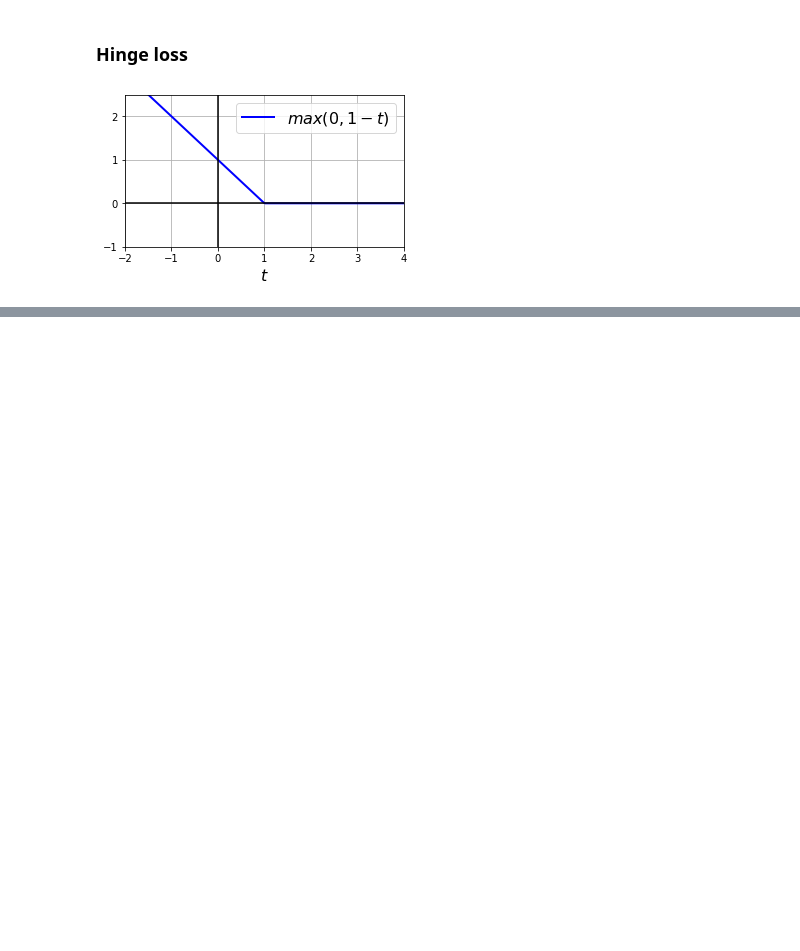
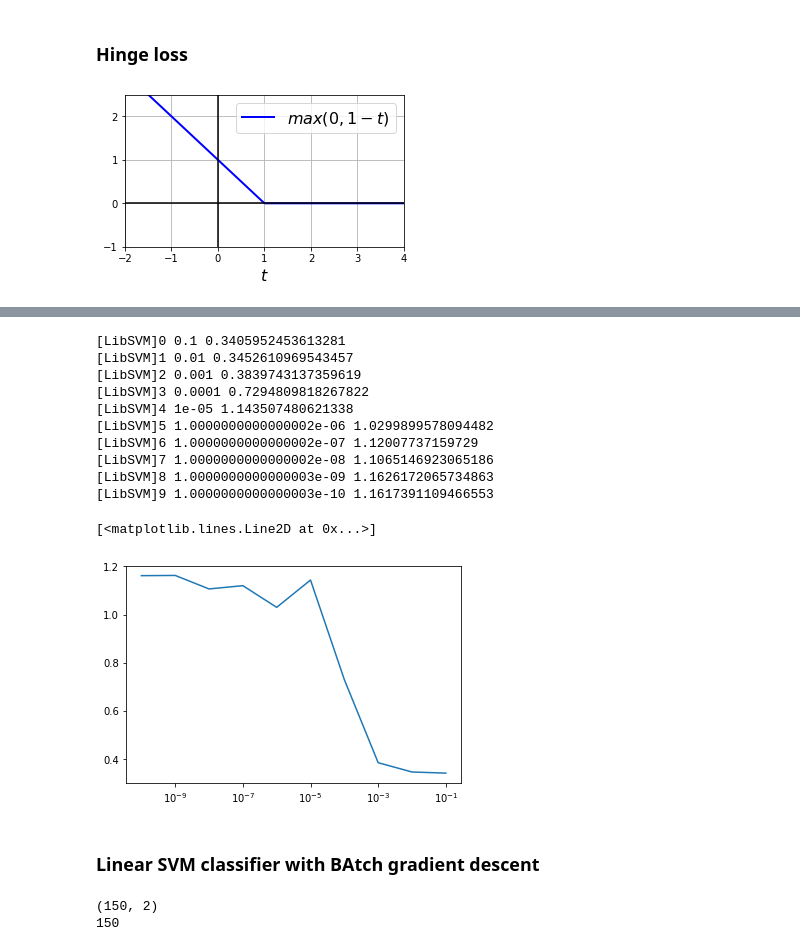
Before and after one commit to fanbyprinciple/hands_on_ml, a Jupyter notebook: chapter_5/svm.ipynb, the cells around one changed output, grey strips where cells are left out. Saved outputs shown, nothing was run; the diff lists cells and outputs as text; code cells hidden in the pictures; blank space fills up the shorter version.

```diff
--- a/chapter_5/svm.ipynb
+++ b/chapter_5/svm.ipynb
@@ -853,0 +865,32 @@ plt.show()
+# %%
+import time
+
+tol =0.1
+tols = []
+times = []
+
+for i in range(10):
+    svm_clf = SVC(kernel="poly", gamma=3, C=10, tol=tol, verbose=1)
+    t1 = time.time()
+    svm_clf.fit(X,y)
+    t2 = time.time()
+    times.append(t2 -t1)
+    tols.append(tol)
+    print(i, tol,t2-t1)
+    tol /=10
+plt.semilogx(tols, times)
+# %% [output]
+[LibSVM]0 0.1 0.3405952453613281
+[LibSVM]1 0.01 0.3452610969543457
+[LibSVM]2 0.001 0.3839743137359619
+[LibSVM]3 0.0001 0.7294809818267822
+[LibSVM]4 1e-05 1.143507480621338
+[LibSVM]5 1.0000000000000002e-06 1.0299899578094482
+[LibSVM]6 1.0000000000000002e-07 1.12007737159729
+[LibSVM]7 1.0000000000000002e-08 1.1065146923065186
+[LibSVM]8 1.0000000000000003e-09 1.1626172065734863
+[LibSVM]9 1.0000000000000003e-10 1.1617391109466553
+[<matplotlib.lines.Line2D at 0x...>]
+[figure, added]
+# %% [markdown]
+### Linear SVM classifier with BAtch gradient descent
@@ -853,0 +904,7 @@ plt.show()
+# %%
+print(X.shape)
+np.random.randn(1,3)
+print(len(X))
+# %% [output]
+(150, 2)
+150
```
Also changed, not shown: parts of 14 cells of this notebook, 6 other files.
